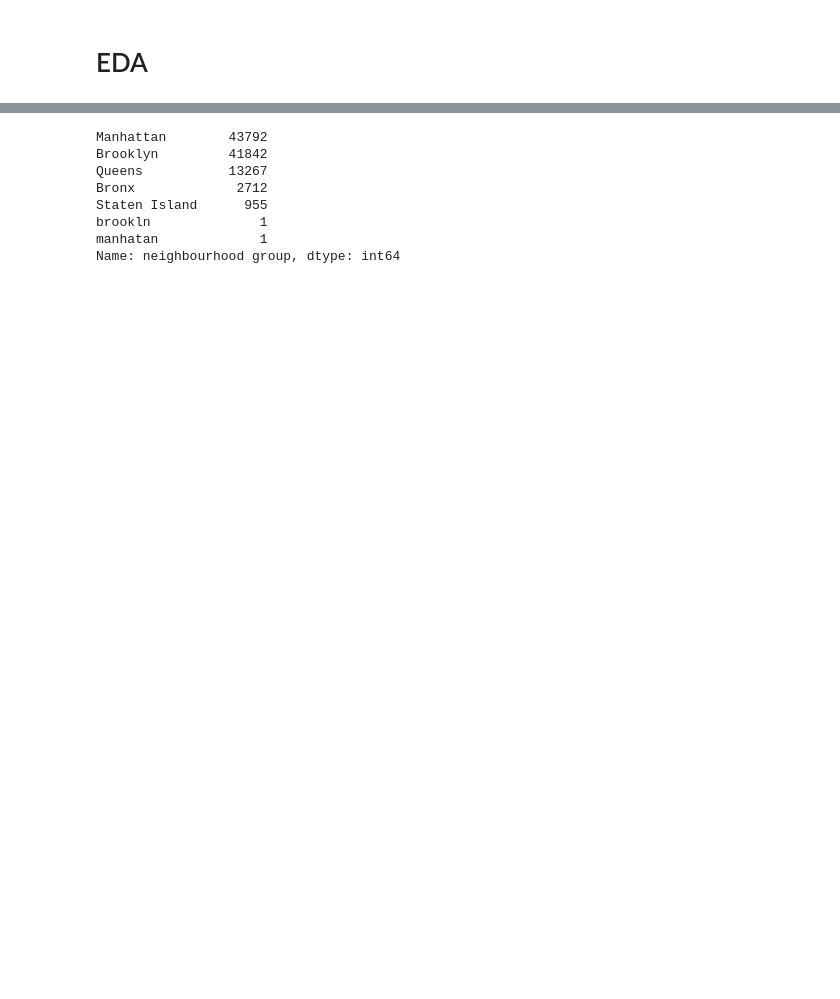
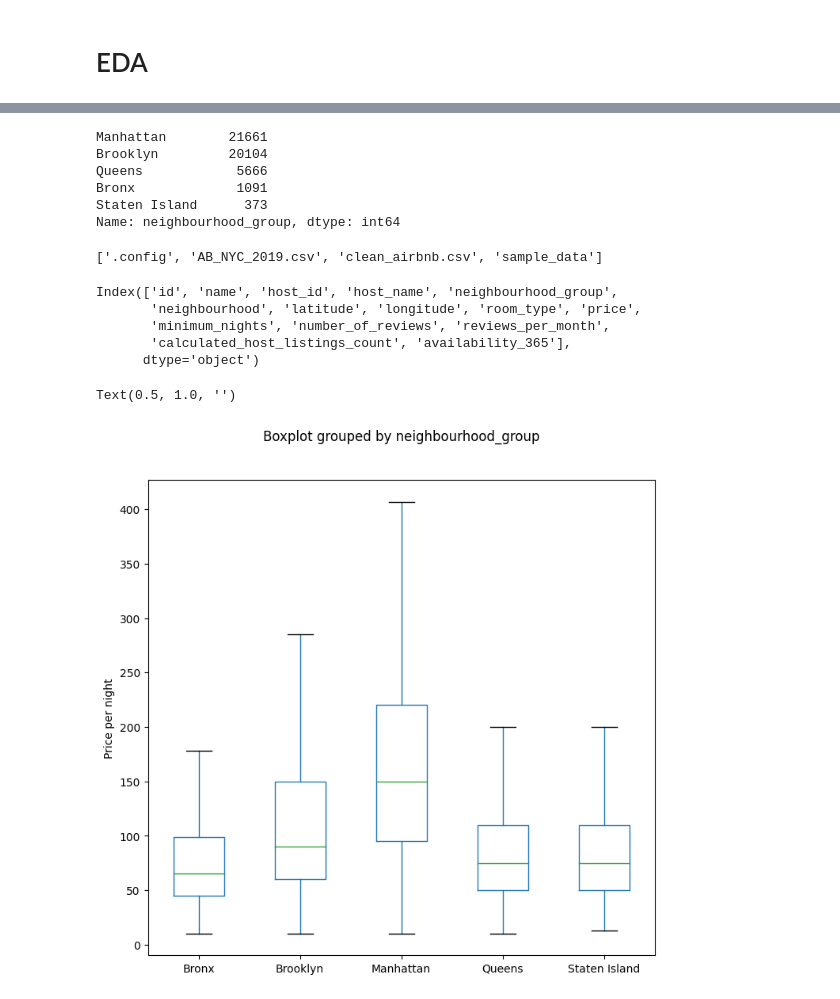
Before and after one commit to sydney-ho/Airbnb-Analysis, a Jupyter notebook: airbnb.ipynb, the cells around one changed output, grey strips where cells are left out. Saved outputs shown, nothing was run; the diff lists cells and outputs as text; code cells hidden in the pictures; blank space fills up the shorter version.

```diff
--- a/airbnb.ipynb
+++ b/airbnb.ipynb
@@ -21,11 +77,9 @@ df.head()
 # %%
-df['neighbourhood group'].value_counts()
+df['neighbourhood_group'].value_counts()
 # %% [output]
-Manhattan        43792
-Brooklyn         41842
-Queens           13267
-Bronx             2712
-Staten Island      955
-brookln              1
-manhatan             1
-Name: neighbourhood group, dtype: int64
+Manhattan        21661
+Brooklyn         20104
+Queens            5666
+Bronx             1091
+Staten Island      373
+Name: neighbourhood_group, dtype: int64
@@ -38,4 +89,9 @@ path = cwd + '/clean_airbnb.csv'
 df.to_csv(path, index=False)
+# %%
+import os
+os.listdir(os.getcwd())
+# %% [output]
+['.config', 'AB_NYC_2019.csv', 'clean_airbnb.csv', 'sample_data']
 # %%
 import re
 
@@ -48,3 +104,23 @@ def clean_price(price):
     return None
 
 df["price"] = df["price"].apply(clean_price)
+
+df.columns
+# %% [output]
+Index(['id', 'name', 'host_id', 'host_name', 'neighbourhood_group',
+       'neighbourhood', 'latitude', 'longitude', 'room_type', 'price',
+       'minimum_nights', 'number_of_reviews', 'reviews_per_month',
+       'calculated_host_listings_count', 'availability_365'],
+      dtype='object')
+# %%
+# Build boxplot to compare prices in different neighborhoods
+
+neighbourhood_group_price = df.groupby('neighbourhood_group').price.mean()
+
+ax5 = df.boxplot(column='price',by='neighbourhood_group', grid=False,showfliers=False, figsize=(8,8))
+ax5.set_ylabel("Price per night")
+ax5.set_xlabel(None)
+ax5.set_title(None)
+# %% [output]
+Text(0.5, 1.0, '')
+[figure, added]
```
Also changed, not shown: parts of 14 cells of this notebook.
